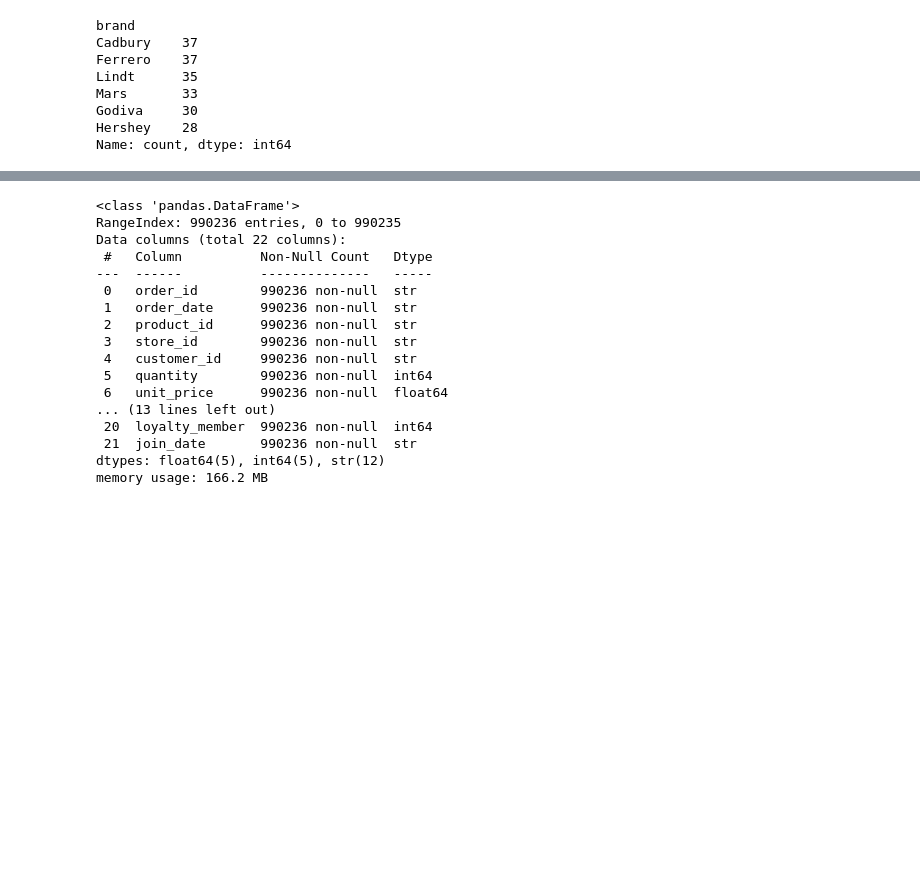
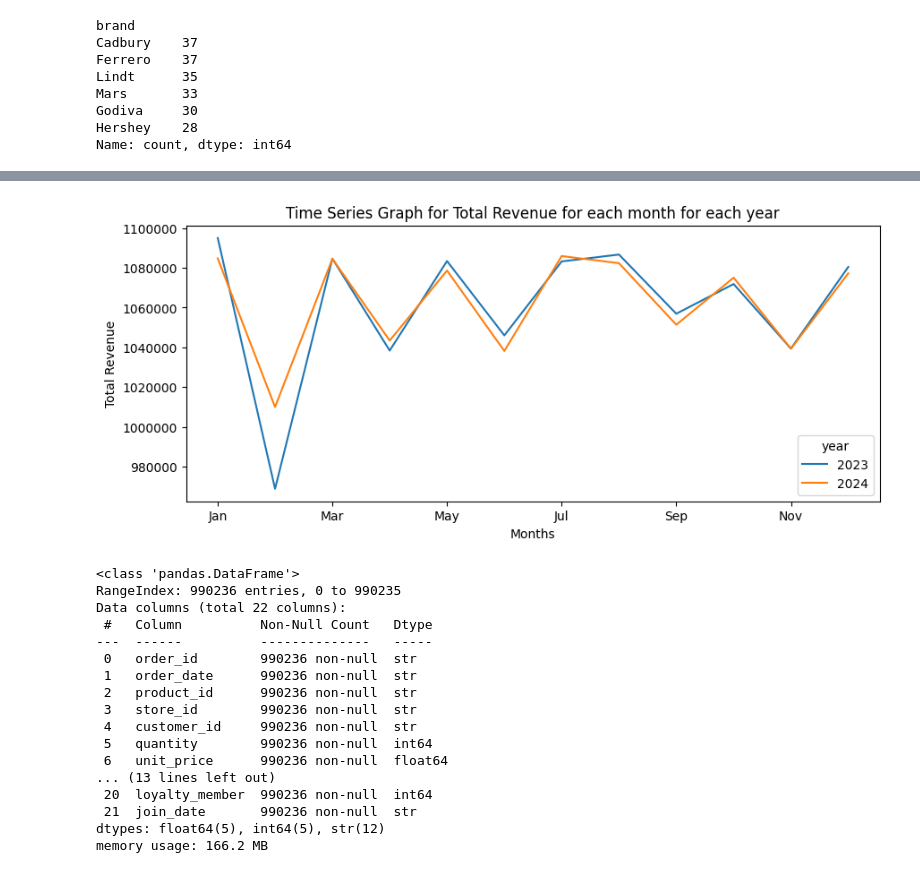
Before and after one commit to GeorgeFrezerMakina/Data-Analysis-Portifolio, a Jupyter notebook: chocolate-sales-analysis/chocolate-sales-analysis.ipynb, the cells around one changed output, grey strips where cells are left out. Saved outputs shown, nothing was run; the diff lists cells and outputs as text; code cells hidden in the pictures; blank space fills up the shorter version.

Commit message:
plotted time series plot for the total revenue

```diff
--- a/chocolate-sales-analysis/chocolate-sales-analysis.ipynb
+++ b/chocolate-sales-analysis/chocolate-sales-analysis.ipynb
@@ -432,0 +439,4 @@ Name: count, dtype: int64
+# %%
+sales_stores_df["month"] = sales_stores_df["order_date"].dt.month
+sales_stores_df["year"] = sales_stores_df["order_date"].dt.year
+sales_stores_df[["month", "year"]].head()
@@ -432,0 +450,4 @@ Name: count, dtype: int64
+# %%
+pivot = sales_stores_df.pivot_table(index="month", columns= "year", values="revenue", aggfunc="sum")
+pivot.index = [calendar.month_abbr[i] for i in pivot.index]
+pivot
@@ -433,3 +468,12 @@ Name: count, dtype: int64
+# %%
+fig, ax = plt.subplots(figsize=(10, 4))
+pivot.plot(ax=ax)
+plt.ticklabel_format(style="plain", axis="y")
+plt.title("Time Series Graph for Total Revenue for each month for each year")
+plt.ylabel("Total Revenue")
+plt.xlabel("Months");
+# %% [output]
+[figure, added]
 # %%
 con = duckdb.connect()
 
```
Also changed, not shown: parts of 7 cells of this notebook.
